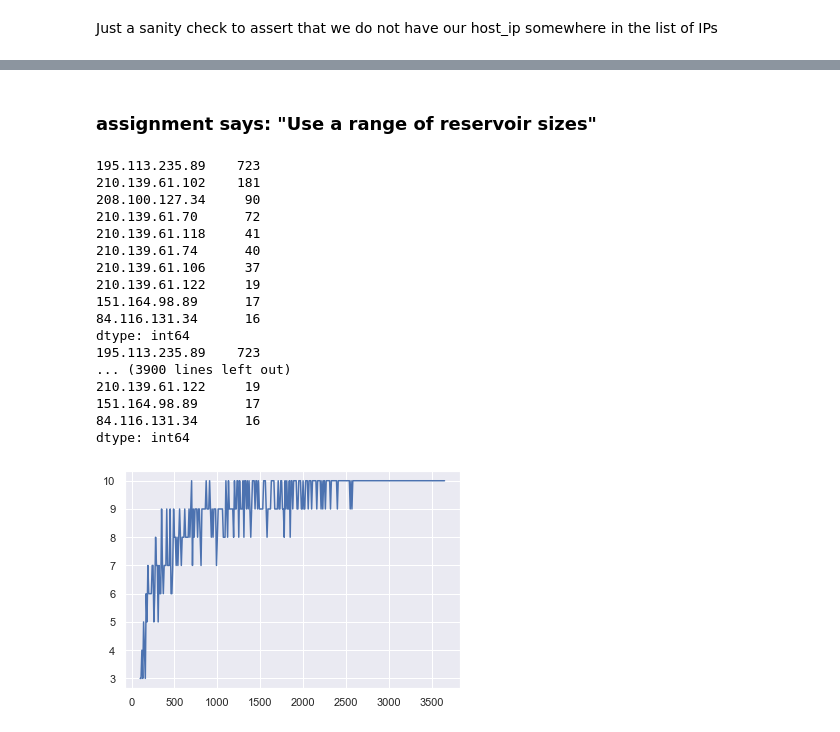
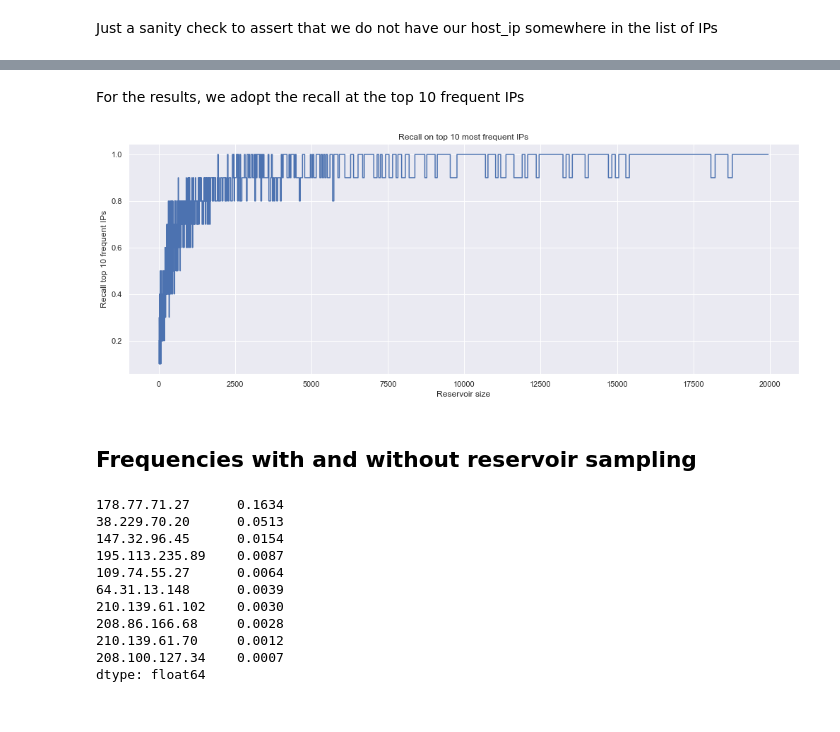
Before and after one commit to benhe119/Cyber-data-analytics_TUDelft, a Jupyter notebook: lab3/notebooks/Sampling_task.ipynb, the cells around one changed output, grey strips where cells are left out. Drawn from its saved outputs; the diff is of its cells as text; code cells hidden in the pictures.

Commit message:
Sampling finished and exported

```diff
--- a/lab3/notebooks/Sampling_task.ipynb
+++ b/lab3/notebooks/Sampling_task.ipynb
@@ -22,2 +11,4 @@ It takes quite a few minutes, so run it only if you don't have the processed fil
+# %%
+DATA_PATH_ORIG = r'../data/scenario_3.csv'
 # %% [markdown]
 Read the data
@@ -43,0 +15,3 @@ df.head()
+# %%
+df = pd.read_csv(DATA_PATH_ORIG, parse_dates=['start_date'])
+df.head()
@@ -76,0 +105,4 @@ http://web.archive.org/web/20141026071430/http://propersubset.com:80/2010/04/cho
+# %%
+connections = df[(df['src_addr'] == host_ip) | (df['dst_addr'] == host_ip)][['src_addr', 'dst_addr']]
+other_ips = connections.apply(lambda row: row['dst_addr'] if row['src_addr'] == host_ip else row['src_addr'], axis=1)
+other_ips.shape
@@ -88,6 +125,8 @@ def reservoir_sampling(stream, reservoir_size):
             if m < reservoir_size:
                 stored_items[m] = stream_item
     return pd.Series(stored_items)
+# %% [markdown]
+For the results, we adopt the recall at the top 10 frequent IPs
 # %%
 def compute_reservoir_error(original, sampled, n_of_ips, verbose=False):
     if verbose:
@@ -105,35 +142,37 @@ def compute_reservoir_error(original, sampled, n_of_ips, verbose=False):
     if verbose:
         print(len(retrieved))
     return len(retrieved)
-# %% [markdown]
-### assignment says: "Use a range of reservoir sizes"
 # %%
-# one pass
 result_list = []
-sizes = np.arange(100, len(other_ips), 10)
-for reservoir_size in sizes:
+sizes = list(set(np.logspace(1,4.3,num=1000,base=10,dtype='int')))
+for reservoir_size in sorted(sizes):
     results = reservoir_sampling(other_ips, reservoir_size)
     res = compute_reservoir_error(other_ips, results, 10)
     result_list.append(res)
-
-plt.plot(sizes, result_list)
-plt.show()
-# %% [output]
-195.113.235.89    723
-210.139.61.102    181
-208.100.127.34     90
-210.139.61.70      72
-210.139.61.118     41
-210.139.61.74      40
-210.139.61.106     37
-210.139.61.122     19
-151.164.98.89      17
-84.116.131.34      16
-dtype: int64
-195.113.235.89    723
-... (3900 lines left out)
-210.139.61.122     19
-151.164.98.89      17
-84.116.131.34      16
-dtype: int64
-[figure, removed]
+# %%
+plt.figure(figsize=(17, 6))
+plt.plot(sorted(sizes), np.array(result_list)/10, drawstyle='steps')
+plt.title("Recall on top 10 most frequent IPs")
+plt.xlabel("Reservoir size")
+plt.ylabel("Recall top 10 frequent IPs")
+plt.show()
+# %% [output]
+[figure, added]
+# %% [markdown]
+## Frequencies with and without reservoir sampling
+# %%
+test_res = reservoir_sampling(other_ips, 10000)
+n_rows = test_res.shape[0]
+(test_res.value_counts().sort_values(ascending=False)/n_rows)[:10]
+# %% [output]
+178.77.71.27      0.1634
+38.229.70.20      0.0513
+147.32.96.45      0.0154
+195.113.235.89    0.0087
+109.74.55.27      0.0064
+64.31.13.148      0.0039
+210.139.61.102    0.0030
+208.86.166.68     0.0028
+210.139.61.70     0.0012
+208.100.127.34    0.0007
+dtype: float64
```
Also changed, not shown: parts of 26 cells of this notebook, 4 other files.
